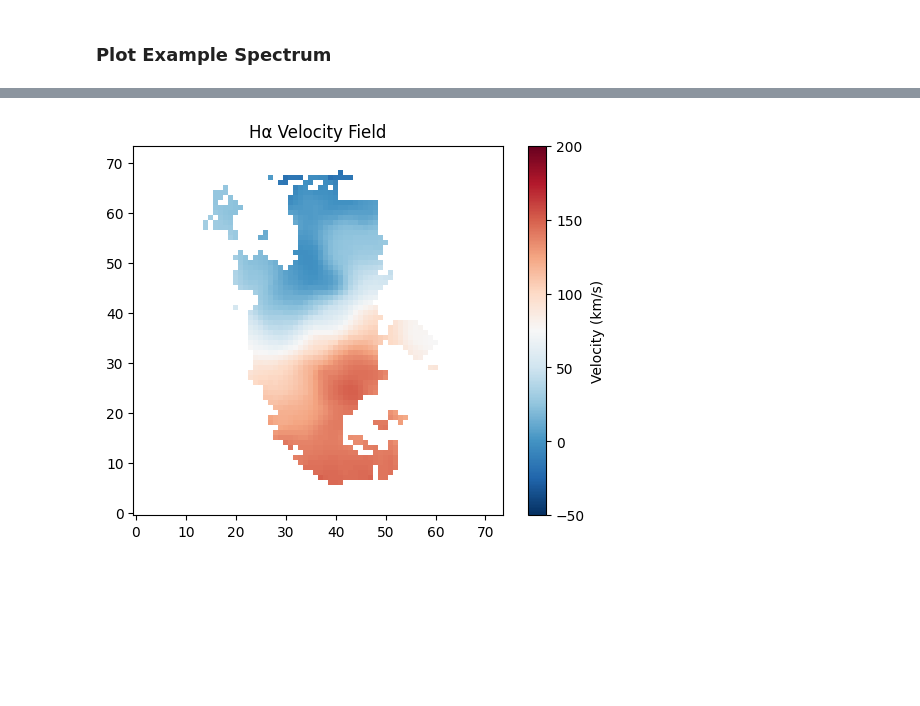
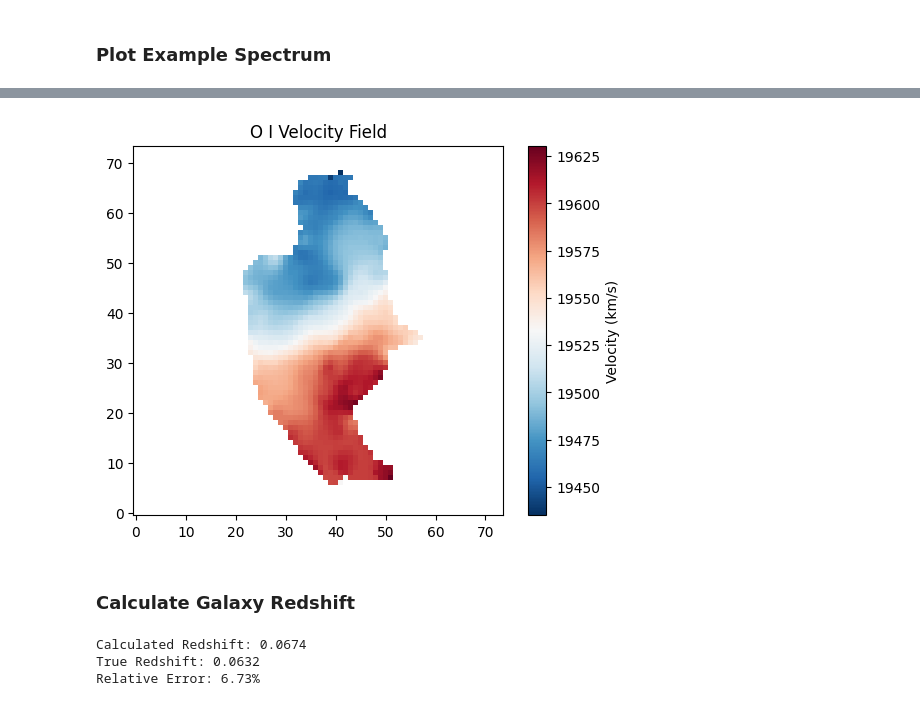
Before and after one commit to AJWestley/Galaxy-Redshift, a Jupyter notebook: pipeline.ipynb, the cells around one changed output, grey strips where cells are left out. Saved outputs shown, nothing was run; the diff lists cells and outputs as text; code cells hidden in the pictures; blank space fills up the shorter version.

```diff
--- a/pipeline.ipynb
+++ b/pipeline.ipynb
@@ -8,10 +13,11 @@ from display import plot_example_spectra, plot_rgb_image, plot_velocity_map
 ### Load and Extract Data
 # %%
 file = 'manga-12510-12701-LOGCUBE.fits'
-cube = fits.open(file)
 
-flux = cube['FLUX'].data
-wave = cube['WAVE'].data
+with fits.open(file) as cube:
+    flux = cube['FLUX'].data
+    wave = cube['WAVE'].data
+    true_z = cube[0].header['EBVGAL']
 # %% [markdown]
 ### Image of Galaxy
 # %%
@@ -36,9 +58,10 @@ plt.show()
 # %%
 file = 'manga-12491-12704-LOGCUBE.fits'
-cube = fits.open(file)
 
-flux = cube['FLUX'].data
-wave = cube['WAVE'].data
+with fits.open(file) as cube:
+    flux = cube['FLUX'].data
+    wave = cube['WAVE'].data
+    true_z = cube[0].header['EBVGAL']
 # %% [markdown]
 ### Image of Galaxy
 # %%
@@ -62,9 +77,25 @@ plt.plot(wave[mask], flux[mask, y, x], label='Spectrum at (37, 37)')
 # %%
-vel_map, flux_map, wave_map, popt_map = cube_fit_Halpha(flux, wave, window_centre=6770, threshold=0.01, ws=40, std=1)
+Oi_2 = EmissionLines.O_I[1]
 
-plt.imshow(vel_map, origin='lower', cmap='RdBu_r', vmin=-50, vmax=200)
+vel_map, flux_map, wave_map, z_map, popt_map = cube_fit_element(flux, wave, lambda_rest=Oi_2, window_centre=6792, threshold=0.12, ws=10, std=1)
+
+plt.imshow(vel_map, origin='lower', cmap='RdBu_r', vmin=None, vmax=None)
 plt.colorbar(label="Velocity (km/s)")
-plt.title("Hα Velocity Field")
+plt.title("O I Velocity Field")
 plt.show()
 # %% [output]
-[figure, old version]
+[figure, new version]
+# %% [markdown]
+### Calculate Galaxy Redshift
+# %%
+calculated_z = np.nanmean(z_map)
+
+error = np.abs(calculated_z - true_z) / (true_z)
+
+print(f"Calculated Redshift: {calculated_z:.4f}")
+print(f"True Redshift: {true_z:.4f}")
+print(f"Relative Error: {error:.2%}")
+# %% [output]
+Calculated Redshift: 0.0674
+True Redshift: 0.0632
+Relative Error: 6.73%
```
Also changed, not shown: parts of 8 cells of this notebook, 4 other files.
